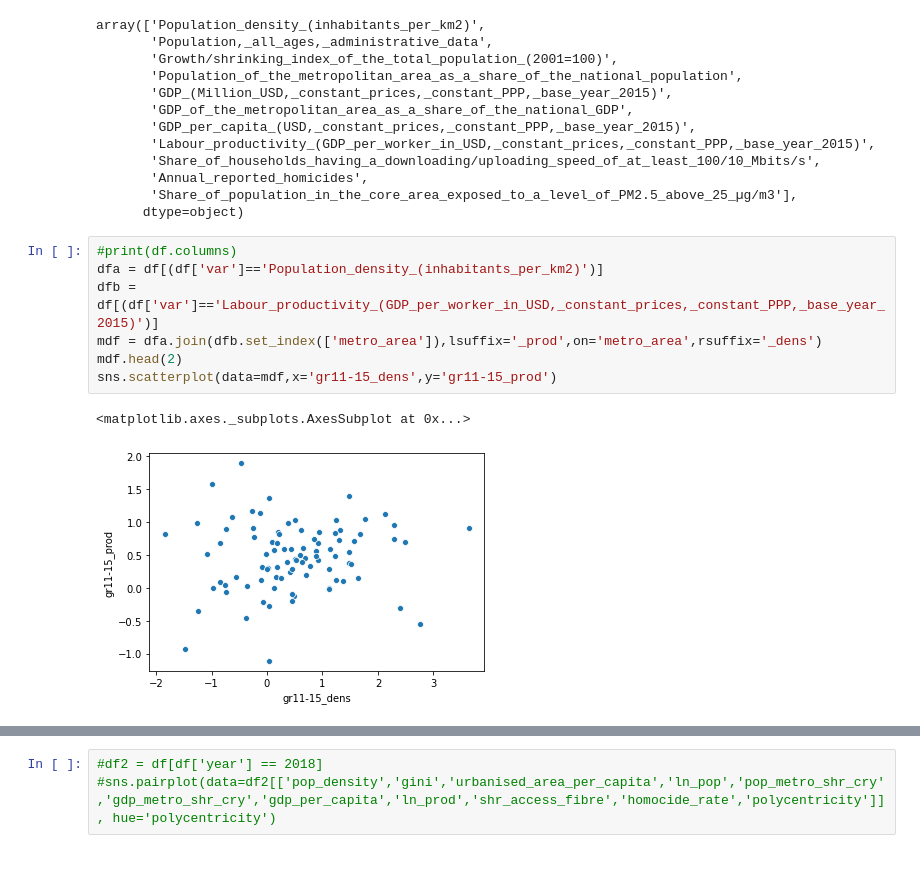
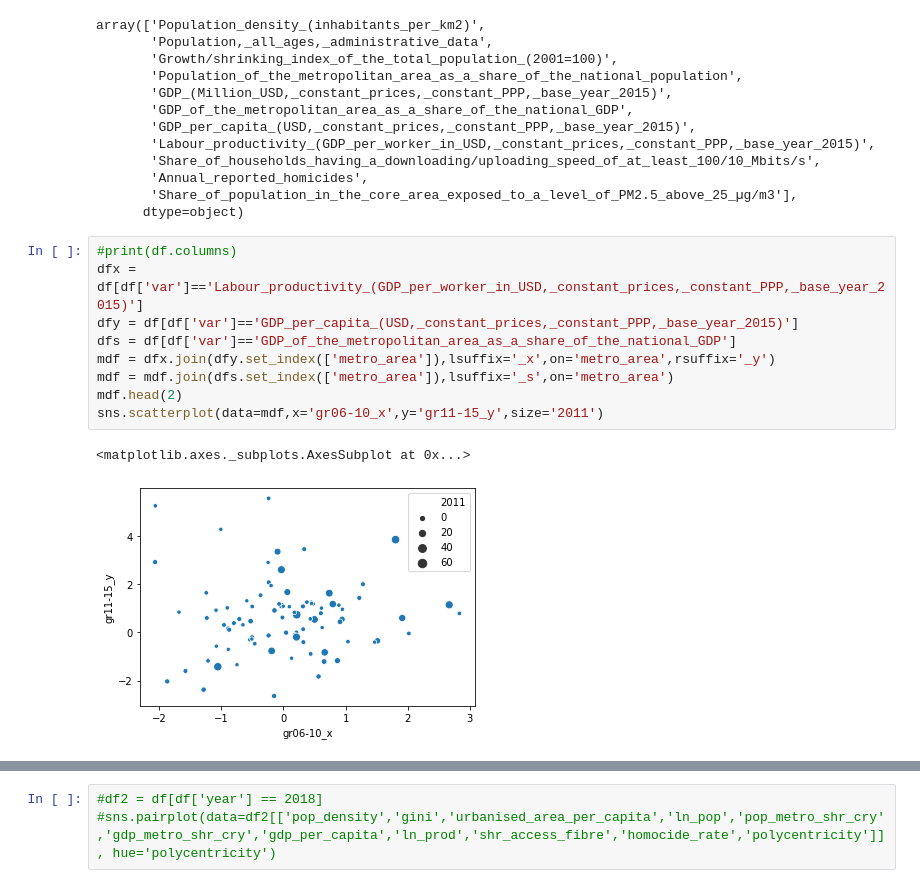
Before and after one commit to 107SBakst/107SBakst.github.io, a Jupyter notebook: Python/project_chart3_oecd2.ipynb, the cells around one changed output, grey strips where cells are left out. Saved outputs shown, nothing was run; the diff lists cells and outputs as text.

```diff
--- a/Python/project_chart3_oecd2.ipynb
+++ b/Python/project_chart3_oecd2.ipynb
@@ -86,11 +86,13 @@ array(['Population_density_(inhabitants_per_km2)',
       dtype=object)
 # %%
 #print(df.columns)
-dfa = df[(df['var']=='Population_density_(inhabitants_per_km2)')]
-dfb = df[(df['var']=='Labour_productivity_(GDP_per_worker_in_USD,_constant_prices,_constant_PPP,_base_year_2015)')]
-mdf = dfa.join(dfb.set_index(['metro_area']),lsuffix='_prod',on='metro_area',rsuffix='_dens')
+dfx = df[df['var']=='Labour_productivity_(GDP_per_worker_in_USD,_constant_prices,_constant_PPP,_base_year_2015)']
+dfy = df[df['var']=='GDP_per_capita_(USD,_constant_prices,_constant_PPP,_base_year_2015)']
+dfs = df[df['var']=='GDP_of_the_metropolitan_area_as_a_share_of_the_national_GDP']
+mdf = dfx.join(dfy.set_index(['metro_area']),lsuffix='_x',on='metro_area',rsuffix='_y')
+mdf = mdf.join(dfs.set_index(['metro_area']),lsuffix='_s',on='metro_area')
 mdf.head(2)
-sns.scatterplot(data=mdf,x='gr11-15_dens',y='gr11-15_prod')
+sns.scatterplot(data=mdf,x='gr06-10_x',y='gr11-15_y',size='2011')
 # %% [output]
 <matplotlib.axes._subplots.AxesSubplot at 0x...>
-[figure, old version]
+[figure, new version]
```
Also changed, not shown: parts of 2 cells of this notebook.
